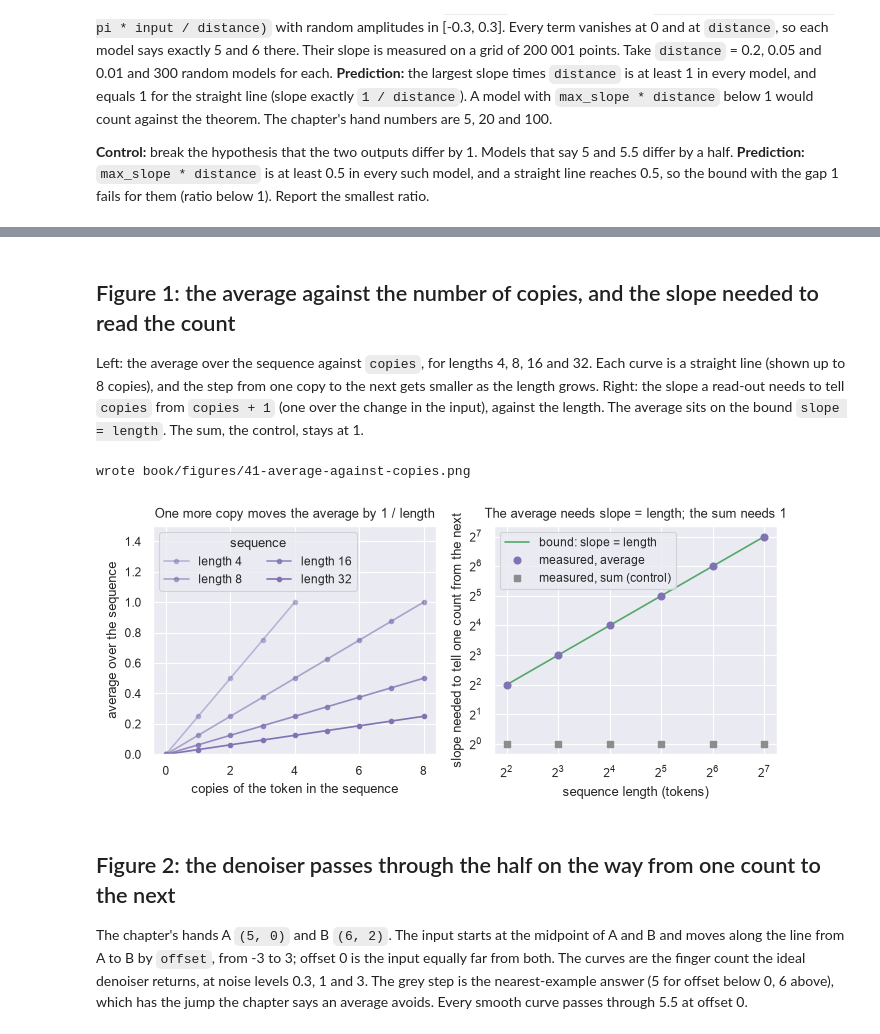
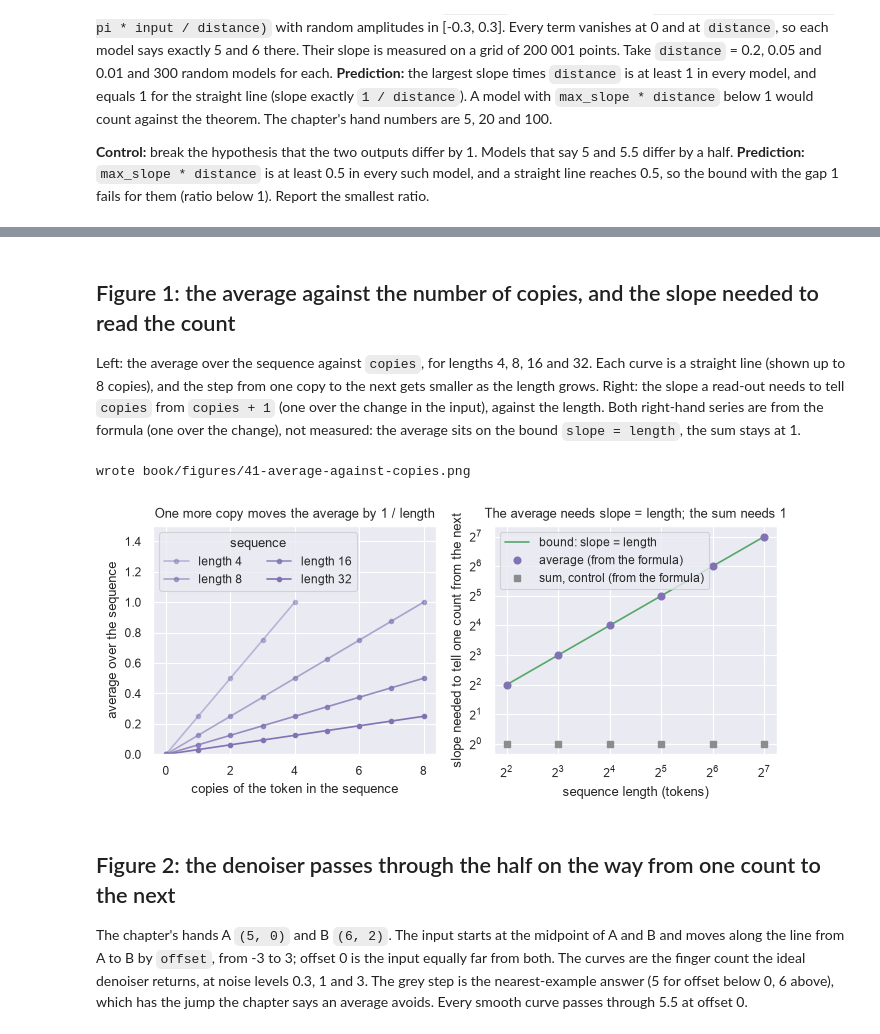
Before and after one commit to Ghost---Shadow/squiggly-line-theorem, a Jupyter notebook: experiments/part6/ch41_counting.ipynb, the cells around one changed output, grey strips where cells are left out. Cells and saved outputs as stored; diff of their text form; code cells hidden in the pictures.

Commit message:
Chapter 41 notebook: audit against the new rules
Co-Authored-By: Claude Fable 5.2 <noreply@anthropic.com>

```diff
--- a/experiments/part6/ch41_counting.ipynb
+++ b/experiments/part6/ch41_counting.ipynb
@@ -294,39 +350,39 @@ True
 
 Left: the average over the sequence against `copies`, for lengths 4, 8, 16 and 32. Each curve is a straight line (shown up to 8 copies),
 and the step from one copy to the next gets smaller as the length grows. Right: the slope a read-out needs to tell
-`copies` from `copies + 1` (one over the change in the input), against the length. The average sits on the bound
-`slope = length`. The sum, the control, stays at 1.
+`copies` from `copies + 1` (one over the change in the input), against the length. Both right-hand series are from the
+formula (one over the change), not measured: the average sits on the bound `slope = length`, the sum stays at 1.
 # %%
 fig, (left, right) = plt.subplots(1, 2, figsize=(7.0, 3.2))
 for length, shade in zip([4, 8, 16, 32], [0.45, 0.6, 0.8, 1.0]):
     copies = np.arange(0, min(length, 8) + 1)
     averages, _ = get_average_and_sum(copies, length)
     left.plot(copies, averages, marker="o", markersize=3, color=MODEL, alpha=shade,
               label=f"length {length}")
 left.set_xlabel("copies of the token in the sequence")
 left.set_ylabel("average over the sequence")
 left.set_title("One more copy moves the average by 1 / length")
 left.set_ylim(0.0, 1.5)
 left.legend(title="sequence", loc="upper left", ncol=2)
 
 lengths_axis = np.array(LENGTHS)
 right.plot(lengths_axis, lengths_axis, color=BOUND, label="bound: slope = length")
 right.plot(lengths_axis, [required_slope_average[length] for length in LENGTHS], marker="o", linestyle="none",
-           color=MODEL, label="measured, average")
+           color=MODEL, label="average (from the formula)")
 right.plot(lengths_axis, [required_slope_sum[length] for length in LENGTHS], marker="s", linestyle="none",
-           color=BEFORE, label="measured, sum (control)")
+           color=BEFORE, label="sum, control (from the formula)")
 right.set_xscale("log", base=2)
 right.set_yscale("log", base=2)
 right.set_xlabel("sequence length (tokens)")
 right.set_ylabel("slope needed to tell one count from the next")
 right.set_title("The average needs slope = length; the sum needs 1")
 right.legend(loc="upper left")
 fig.tight_layout()
 save_figure(fig, "41-average-against-copies")
 plt.show()
 # %% [output]
 wrote book/figures/41-average-against-copies.png
-[figure, old version]
+[figure, new version]
 # %% [markdown]
 ## Figure 2: the denoiser passes through the half on the way from one count to the next
 
```
Also changed, not shown: parts of 3 cells of this notebook, 3 other files.
